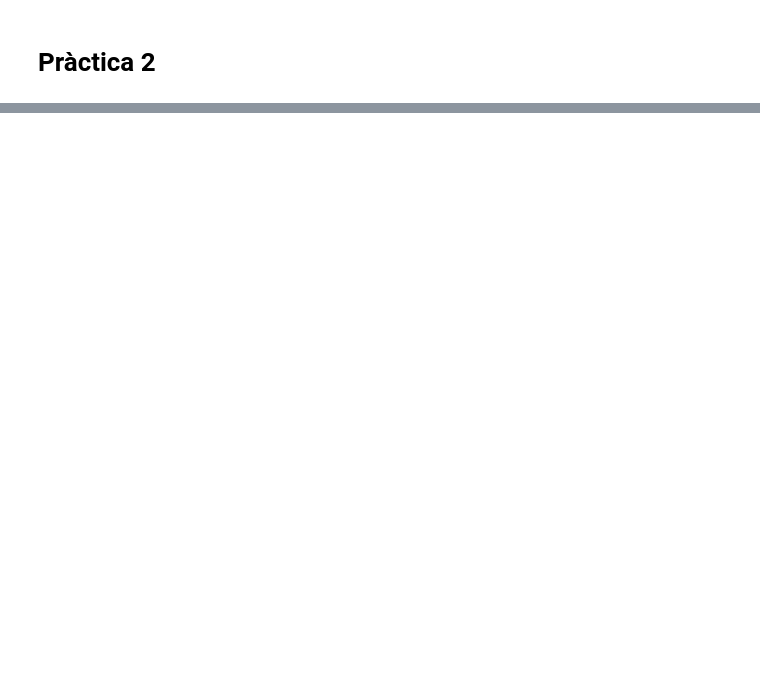
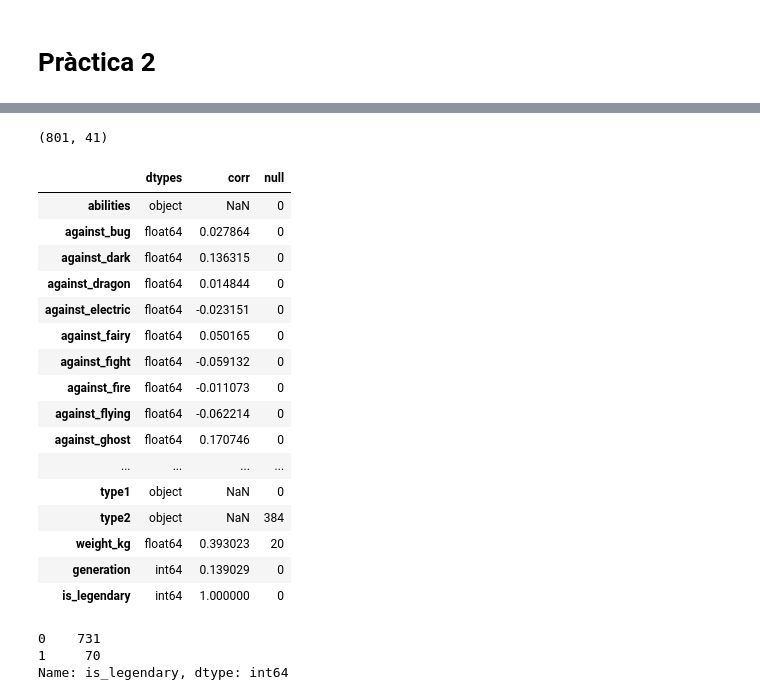
Before and after one commit to pablo15ruiz/ac-pr02, a Jupyter notebook: notebook.ipynb, the cells around one changed output, grey strips where cells are left out. Saved outputs shown, nothing was run; the diff lists cells and outputs as text; code cells hidden in the pictures; blank space fills up the shorter version.

```diff
--- a/notebook.ipynb
+++ b/notebook.ipynb
@@ -6,0 +223,32 @@
+# %%
+OBJECTIVE = 'is_legendary'
+# %%
+df = pd.read_csv('pokemon.csv')
+# %%
+df.shape
+# %% [output]
+(801, 41)
+# %%
+pd.concat(
+    [df.dtypes, df.corr()[OBJECTIVE], df.isnull().sum()],
+    axis=1,
+    keys=['dtypes', 'corr', 'null']
+)
+# %% [output]
+|  | dtypes | corr | null |
+| abilities | object | NaN | 0 |
+| against_bug | float64 | 0.027864 | 0 |
+| against_dark | float64 | 0.136315 | 0 |
+| against_dragon | float64 | 0.014844 | 0 |
+| against_electric | float64 | -0.023151 | 0 |
+| against_fairy | float64 | 0.050165 | 0 |
+| against_fight | float64 | -0.059132 | 0 |
+| against_fire | float64 | -0.011073 | 0 |
+| against_flying | float64 | -0.062214 | 0 |
+| against_ghost | float64 | 0.170746 | 0 |
+| ... | ... | ... | ... |
+| type1 | object | NaN | 0 |
+| type2 | object | NaN | 384 |
+| weight_kg | float64 | 0.393023 | 20 |
+| generation | int64 | 0.139029 | 0 |
+| is_legendary | int64 | 1.000000 | 0 |
@@ -6,0 +257,6 @@
+# %%
+df[OBJECTIVE].value_counts()
+# %% [output]
+0    731
+1     70
+Name: is_legendary, dtype: int64
```
Also changed, not shown: parts of 17 cells of this notebook.
